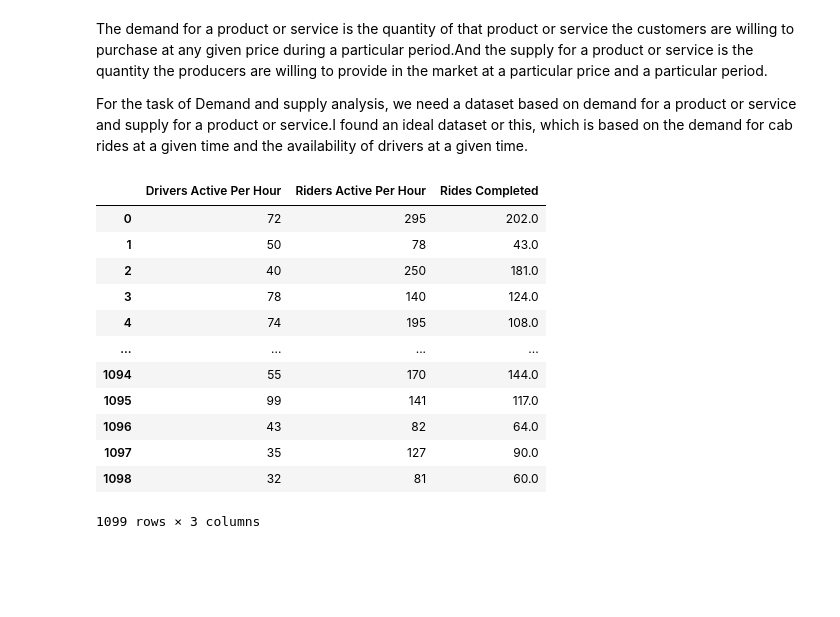
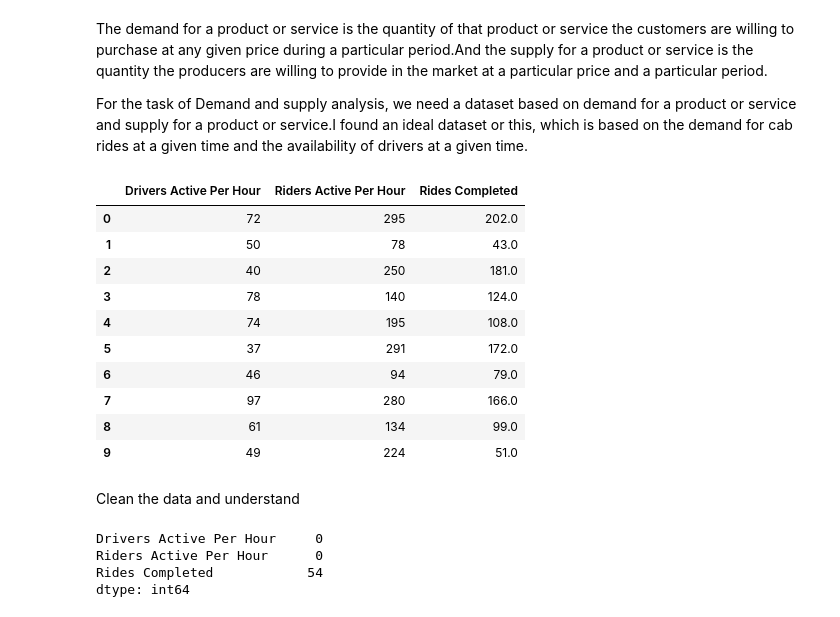
Before and after one commit to geetika1503/Demand-Supply-Analysis, a Jupyter notebook: demands.ipynb, the cells around one changed output. Cells and saved outputs as stored; diff of their text form; code cells hidden in the pictures; blank space fills up the shorter version.

```diff
--- a/demands.ipynb
+++ b/demands.ipynb
@@ -12,18 +12,25 @@ pio.templates.default = "plotly_white"
 # %%
 directory = os.getcwd();
 data_read = pd.read_csv('rides.csv')
-data_read
+data_read.head(10)
 # %% [output]
 |  | Drivers Active Per Hour | Riders Active Per Hour | Rides Completed |
 | 0 | 72 | 295 | 202.0 |
 | 1 | 50 | 78 | 43.0 |
 | 2 | 40 | 250 | 181.0 |
 | 3 | 78 | 140 | 124.0 |
 | 4 | 74 | 195 | 108.0 |
-| ... | ... | ... | ... |
-| 1094 | 55 | 170 | 144.0 |
-| 1095 | 99 | 141 | 117.0 |
-| 1096 | 43 | 82 | 64.0 |
-| 1097 | 35 | 127 | 90.0 |
-| 1098 | 32 | 81 | 60.0 |
+| 5 | 37 | 291 | 172.0 |
+| 6 | 46 | 94 | 79.0 |
+| 7 | 97 | 280 | 166.0 |
+| 8 | 61 | 134 | 99.0 |
+| 9 | 49 | 224 | 51.0 |
-1099 rows × 3 columns
+# %% [markdown]
+Clean the data and understand
+# %%
+data_read.isnull().sum()
+# %% [output]
+Drivers Active Per Hour     0
+Riders Active Per Hour      0
+Rides Completed            54
+dtype: int64
```
Also changed, not shown: parts of 10 cells of this notebook.
